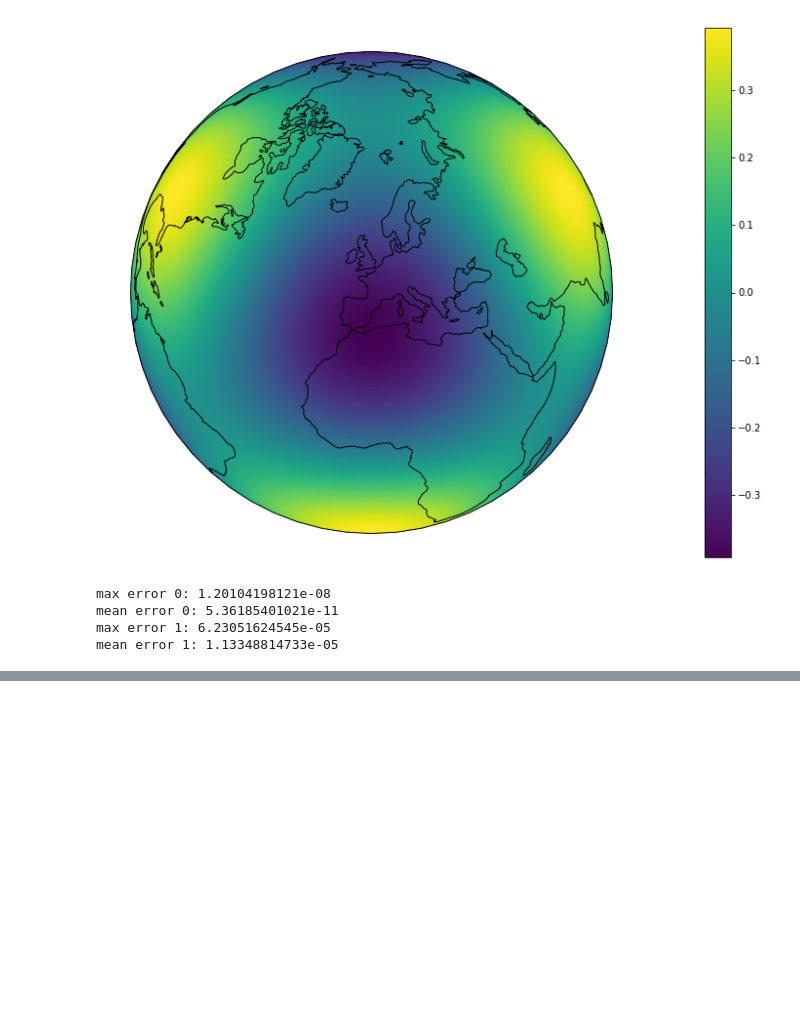
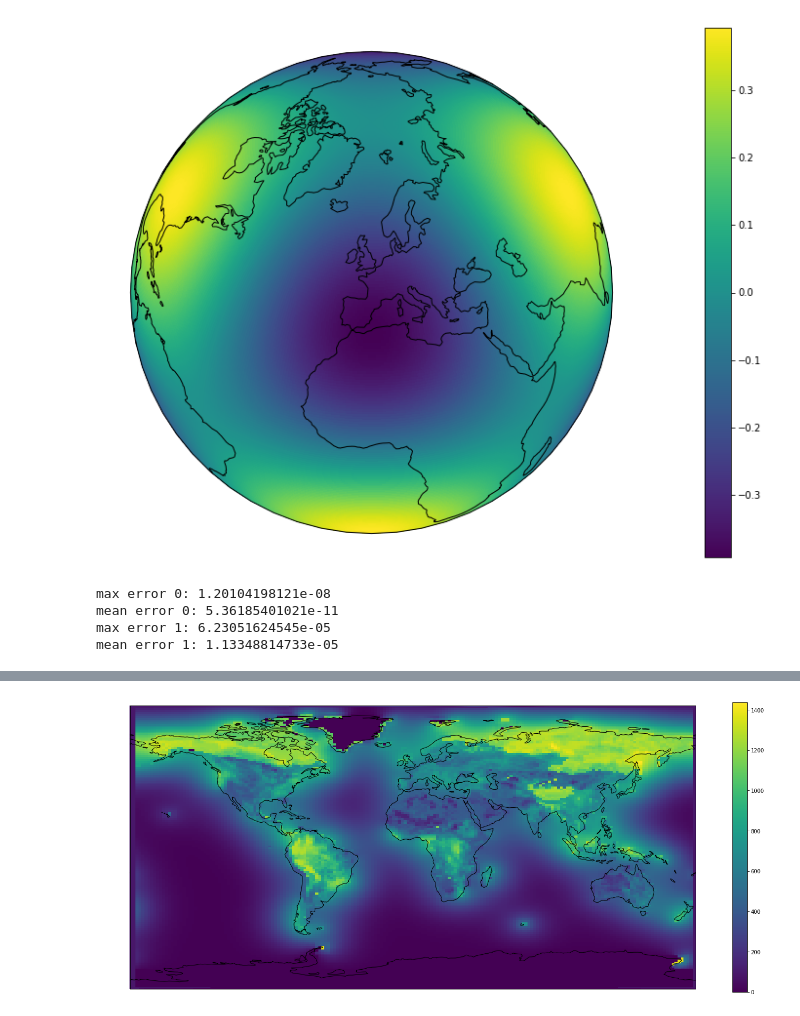
Before and after one commit to abrupt-climate/notebooks, a Jupyter notebook: Technical Introduction.ipynb, the cells around one changed output, grey strips where cells are left out. Cells and saved outputs as stored; diff of their text form; code cells hidden in the pictures; blank space fills up the shorter version.

```diff
--- a/Technical Introduction.ipynb
+++ b/Technical Introduction.ipynb
@@ -85,0 +113,4 @@ mean error 1: 1.13348814733e-05
+# %%
+plot_plate_carree(data_set.box, data[0])
+# %% [output]
+[figure, added]
```
Also changed, not shown: parts of 6 cells of this notebook, 2 other files.
